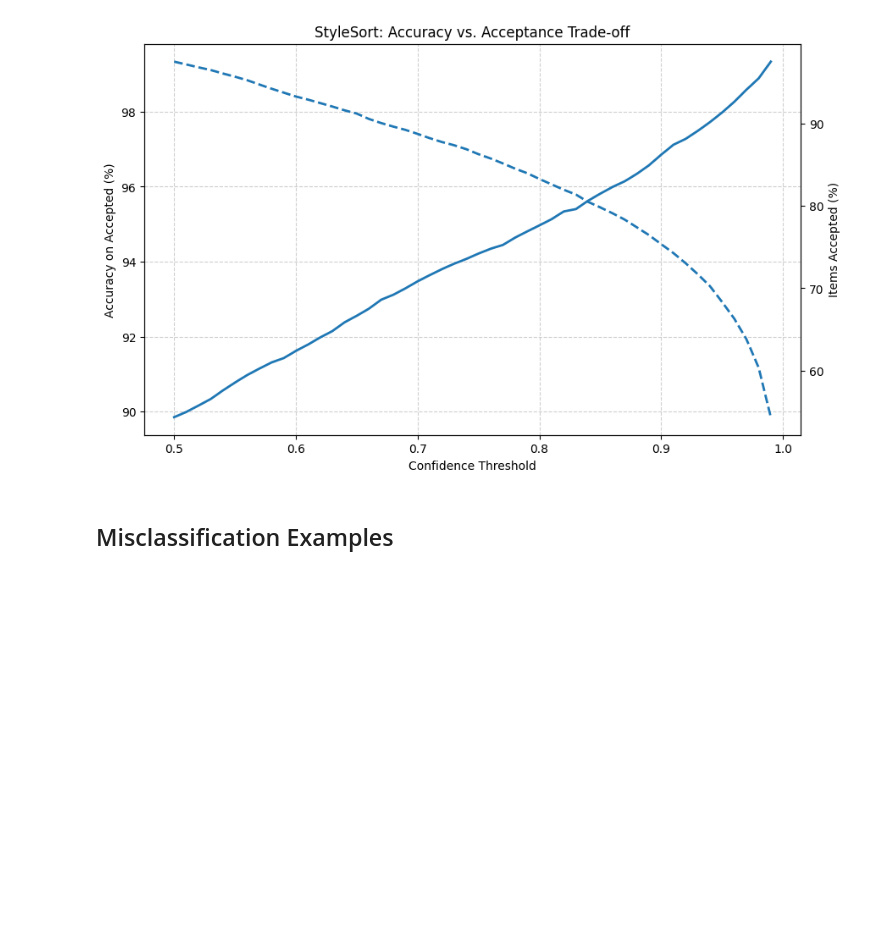
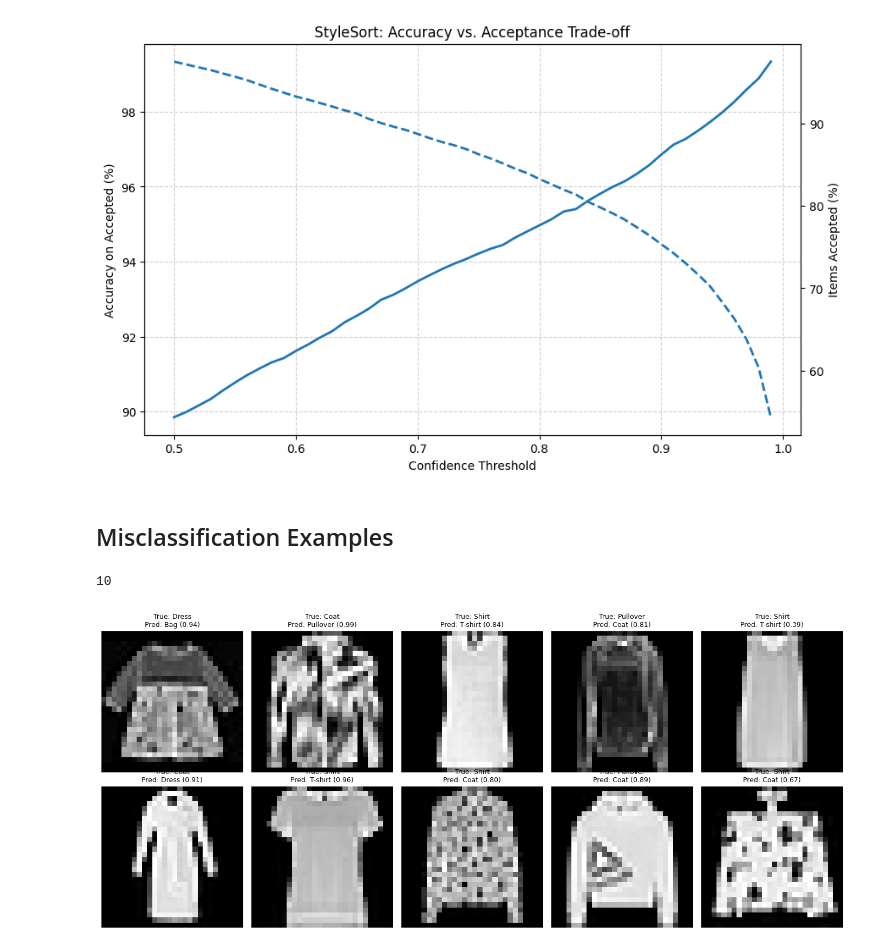
Before and after one commit to CA-JunPark/mini-project-4, a Jupyter notebook: notebooks/fashion_classifier.ipynb, the cells around one changed output. Saved outputs shown, nothing was run; the diff lists cells and outputs as text; code cells hidden in the pictures; blank space fills up the shorter version.

```diff
--- a/notebooks/fashion_classifier.ipynb
+++ b/notebooks/fashion_classifier.ipynb
@@ -137,3 +209,15 @@ plot_confidence_analysis(thresholds, accuracy_scores, acceptance_rates)
 [figure]
 # %% [markdown]
 ## Misclassification Examples
+# %%
+misclassified_examples = get_misclassified_examples(
+    model2, test_loader, device, max_examples=10
+)
+
+len(misclassified_examples)
+# %% [output]
+10
+# %%
+plot_misclassified_examples(misclassified_examples, categories)
+# %% [output]
+[figure, added]
```
Also changed, not shown: parts of 7 cells of this notebook, 2 other files.
